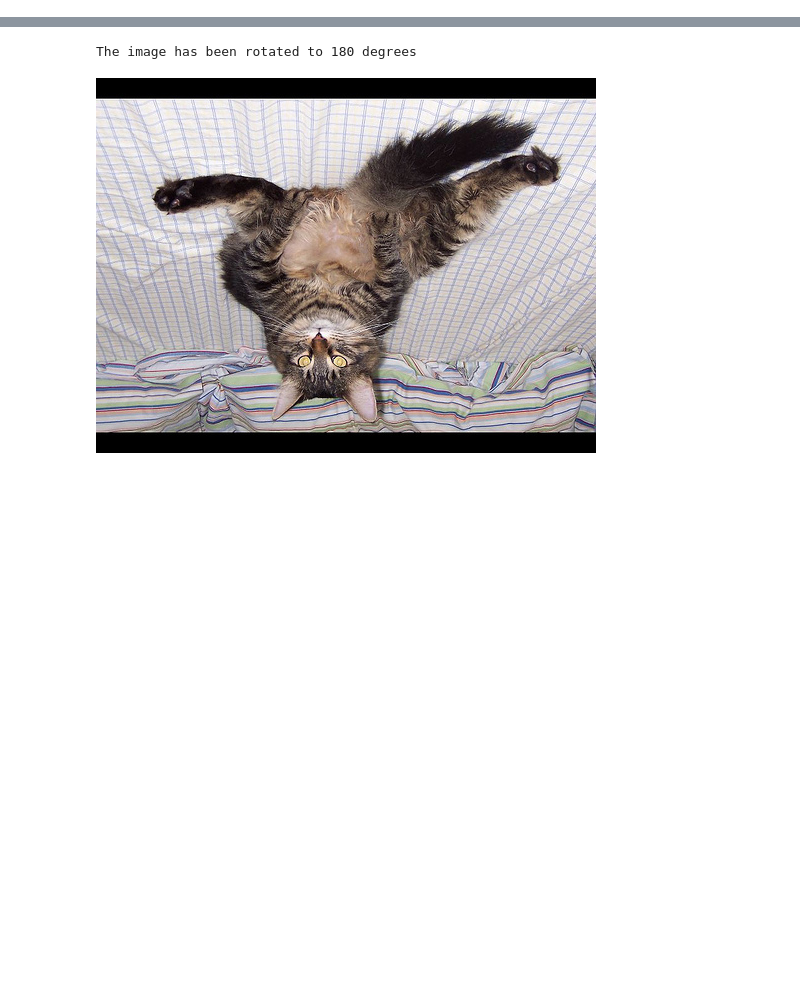
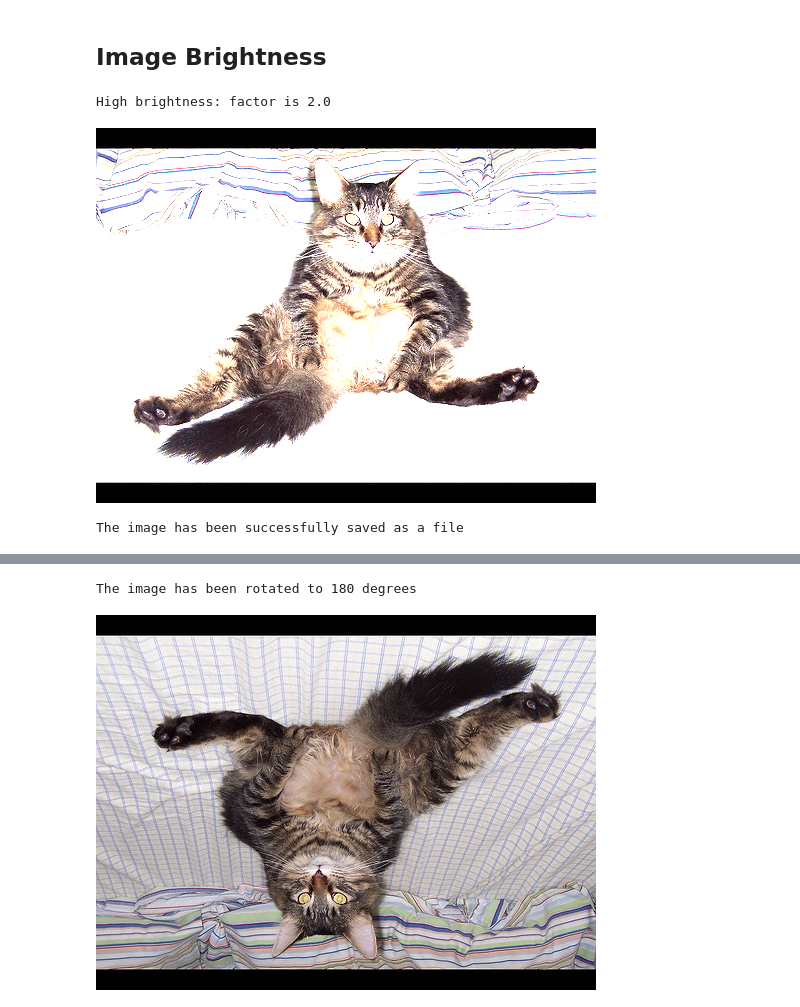
Before and after one commit to OleksiiHayvoronskyi/lesson_57, a Jupyter notebook: Lesson_57_PixelOperations.ipynb, the cells around one changed output, grey strips where cells are left out. Drawn from its saved outputs; the diff is of its cells as text; code cells hidden in the pictures; blank space fills up the shorter version.

```diff
--- a/Lesson_57_PixelOperations.ipynb
+++ b/Lesson_57_PixelOperations.ipynb
@@ -30,0 +68,19 @@ JPEG (500, 375) RGB
+# %% [markdown]
+## Image Brightness
+# %%
+# Creating an object of the Brightness method.
+enhancer = ImageEnhance.Brightness(img_origin)
+
+# Showing a resultant image.
+img_bright = enhancer.enhance(factor=2.0)
+print(Fore.CYAN + '\033[1m' + 'High brightness: factor is 2.0')
+img_bright
+# %% [output]
+High brightness: factor is 2.0
+[figure, added]
+# %%
+# Saving the image into a file 'img_bright.png'.
+img_bright.save('img_bright.png')
+print('The image has been successfully saved as a file')
+# %% [output]
+The image has been successfully saved as a file
```
Also changed, not shown: parts of 23 cells of this notebook.
